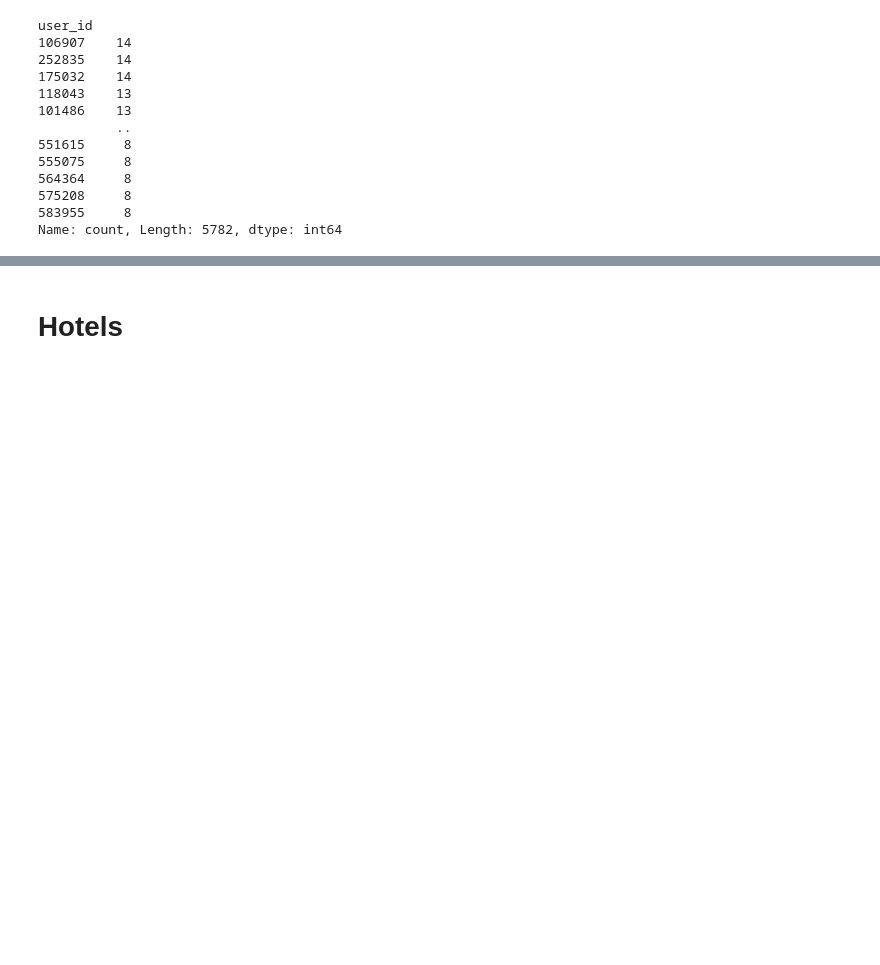
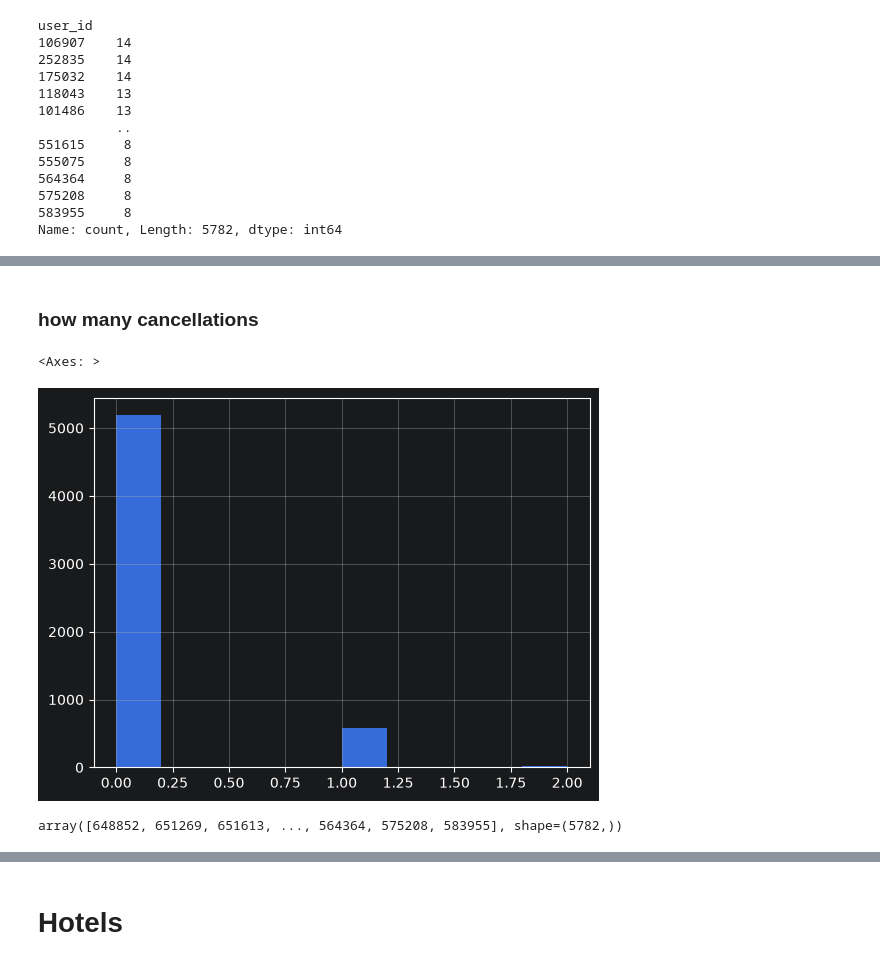
Before and after one commit to ka-katrin/TravelTide_Clustering, a Jupyter notebook: FeatureEngineering.ipynb, the cells around one changed output, grey strips where cells are left out. Saved outputs shown, nothing was run; the diff lists cells and outputs as text; code cells hidden in the pictures; blank space fills up the shorter version.

```diff
--- a/FeatureEngineering.ipynb
+++ b/FeatureEngineering.ipynb
@@ -92,0 +100,13 @@ sesssion_trip_rate_feature = sessions.groupby("user_id").apply(session_trip_rate
+# %% [markdown]
+### how many cancellations
+# %%
+sessions.groupby('user_id')['cancellation'].sum().hist()
+# %% [output]
+<Axes: >
+[figure, added]
+# %%
+amount_cancellation = sessions.groupby('user_id')['cancellation'].sum()
+
+user_features['no_cancellations'] = user_features['user_id'].map(amount_cancellation)
+# %% [output]
+array([648852, 651269, 651613, ..., 564364, 575208, 583955], shape=(5782,))
```
Also changed, not shown: parts of 52 cells of this notebook.
